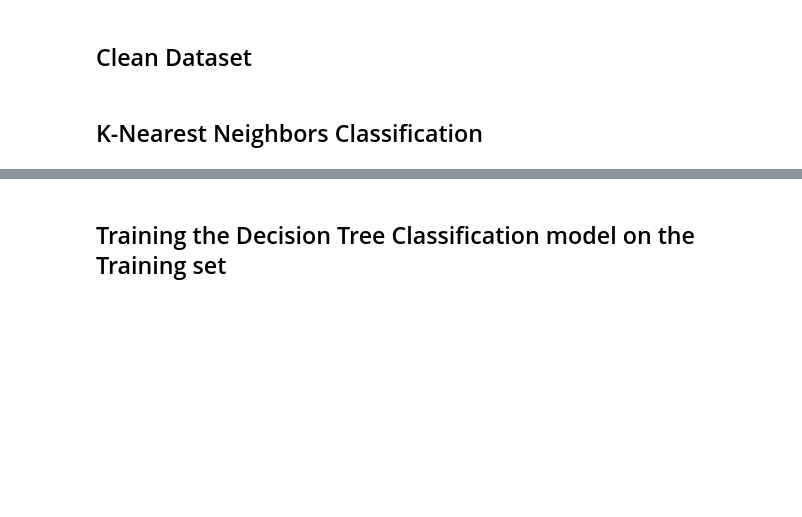
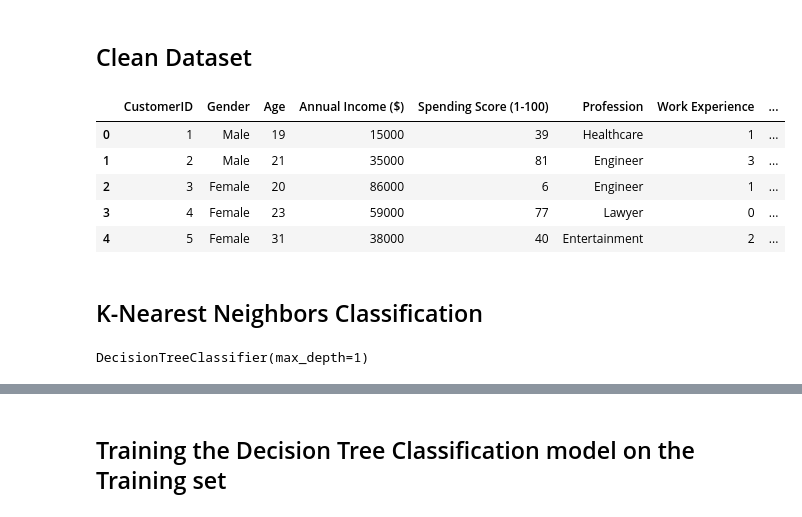
Before and after one commit to Gavin-Sharma/project2-data-analytics, a Jupyter notebook: algorithm03.ipynb, the cells around one changed output, grey strips where cells are left out. Saved outputs shown, nothing was run; the diff lists cells and outputs as text; code cells hidden in the pictures; blank space fills up the shorter version.

```diff
--- a/algorithm03.ipynb
+++ b/algorithm03.ipynb
@@ -20,17 +23,26 @@ df = pd.DataFrame(dataset)
 # %%
 # Replace the missing values with mode
 df['Profession'] = df['Profession'].fillna(df['Profession'].mode()[0])
 
 # Remove outliars
 df = df.drop(df[df['Work Experience'] == 17].index)
 
 # creating an instance of labelencoder
 labelencoder = LabelEncoder()
 
 # Assigning numerical values and storing it in another column called "Gender_Code"
 df["Gender_Code"] = labelencoder.fit_transform(df["Gender"])
 
 # Assigning numerical values and storing it in another column called "Profession_Code"
 df["Profession_Code"] = labelencoder.fit_transform(df["Profession"])
+
+df.head()
+# %% [output]
+|  | CustomerID | Gender | Age | Annual Income ($) | Spending Score (1-100) | Profession | Work Experience | ... |
+| 0 | 1 | Male | 19 | 15000 | 39 | Healthcare | 1 | ... |
+| 1 | 2 | Male | 21 | 35000 | 81 | Engineer | 3 | ... |
+| 2 | 3 | Female | 20 | 86000 | 6 | Engineer | 1 | ... |
+| 3 | 4 | Female | 23 | 59000 | 77 | Lawyer | 0 | ... |
+| 4 | 5 | Female | 31 | 38000 | 40 | Entertainment | 2 | ... |
 # %% [markdown]
 ## K-Nearest Neighbors Classification
@@ -61,3 +49,21 @@ X_test = sc.transform(X_test)
+# %%
+from sklearn.model_selection import train_test_split
+from sklearn.tree import DecisionTreeClassifier
+from sklearn import tree
+import numpy as np
+
+# Split the dataset into training and testing sets
+X = df[['Age', 'Annual Income ($)']]
+y = df['Spending Score (1-100)']
+X_train, X_test, y_train, y_test = train_test_split(X, y, test_size=0.2, random_state=0)
+
+# Create an instance of DecisionTreeClassifier class with max_depth = 2
+classifier = DecisionTreeClassifier(max_depth=1)
+
+# Fit the classifier to the training data
+classifier.fit(X_train, y_train)
+# %% [output]
+DecisionTreeClassifier(max_depth=1)
 # %%
 print(X_train)
 # %% [output]
```
Also changed, not shown: parts of 15 cells of this notebook.
